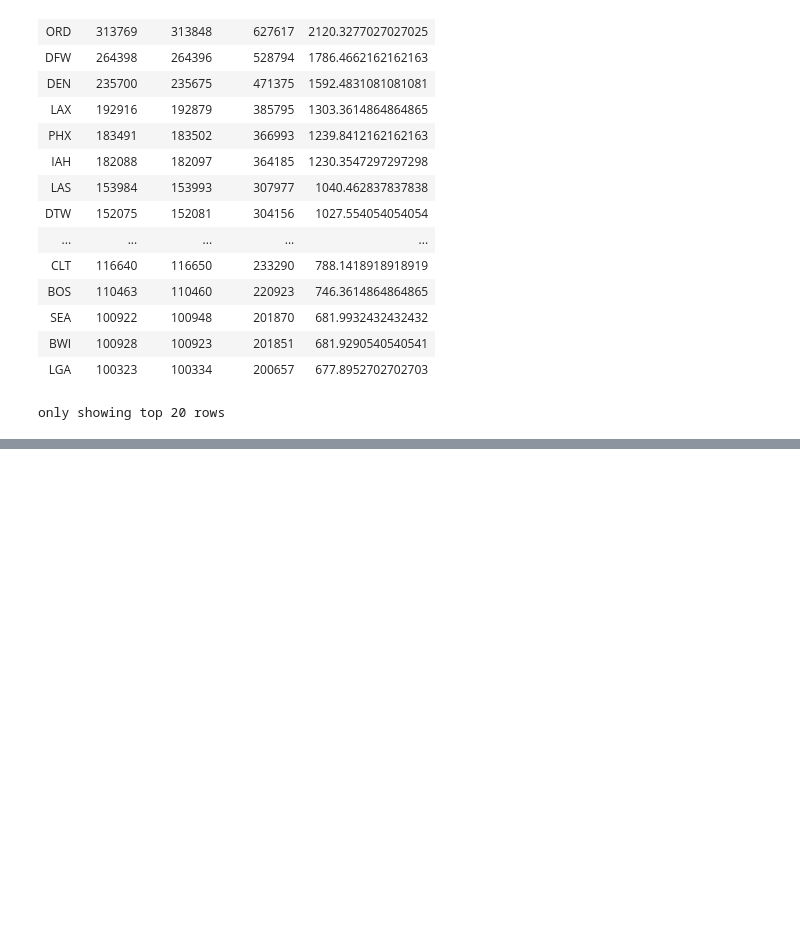
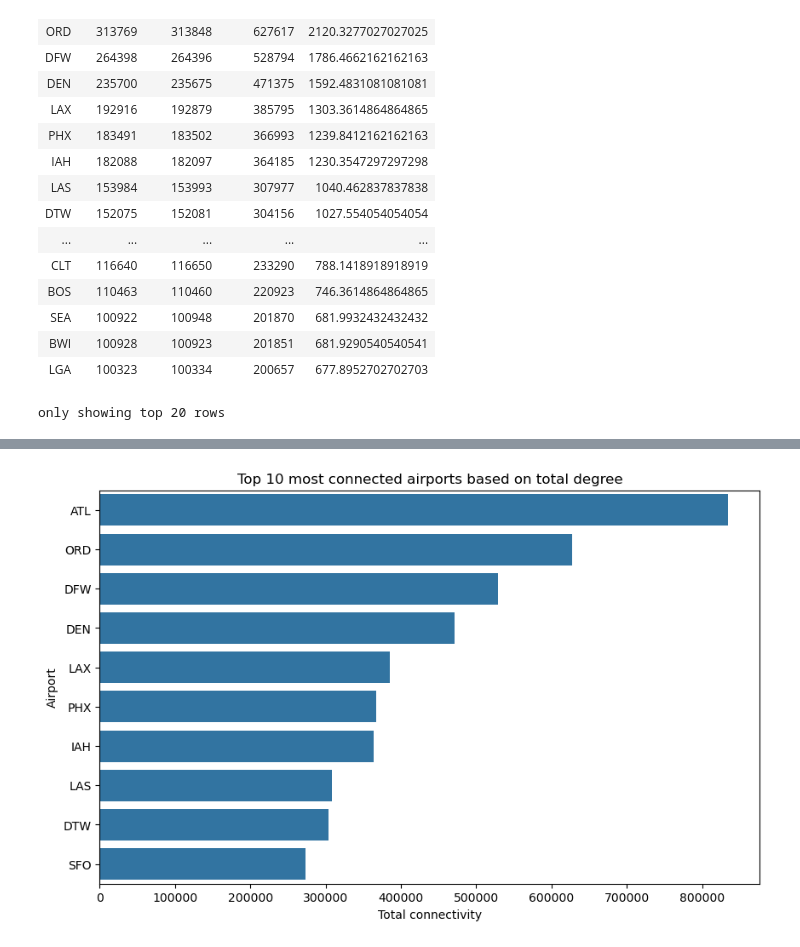
Before and after one commit to pirjo2/bdm-projects, a Jupyter notebook: Project_3/P3.ipynb, the cells around one changed output, grey strips where cells are left out. Cells and saved outputs as stored; diff of their text form; code cells hidden in the pictures; blank space fills up the shorter version.

```diff
--- a/Project_3/P3.ipynb
+++ b/Project_3/P3.ipynb
@@ -15,7 +15,8 @@ from pyspark.sql.types import StructType, StructField, StringType
 # 🔧 Spark Session with GraphFrames
 builder = pyspark.sql.SparkSession.builder.appName("FlightGraphAnalysis") \
     .config("spark.sql.extensions", "io.delta.sql.DeltaSparkSessionExtension") \
-    .config("spark.sql.catalog.spark_catalog", "org.apache.spark.sql.delta.catalog.DeltaCatalog")
+    .config("spark.sql.catalog.spark_catalog", "org.apache.spark.sql.delta.catalog.DeltaCatalog") \
+    .config("spark.driver.memory", "8g")
 
 spark = configure_spark_with_delta_pip(
     builder, extra_packages=["graphframes:graphframes:0.8.4-spark3.5-s_2.12"]
@@ -341,0 +298,15 @@ display(most_connected)
+# %%
+import matplotlib.pyplot as plt
+import seaborn as sns
+
+most_connected_pd = most_connected.toPandas()
+
+plt.figure(figsize=(10, 6))
+sns.barplot(x="totalDegree", y="id", data=most_connected_pd)
+plt.xlabel('Total connectivity') #degree
+plt.ylabel('Airport')
+plt.title('Top 10 most connected airports based on total degree')
+
+plt.show()
+# %% [output]
+[figure, added]
```
Also changed, not shown: parts of 25 cells of this notebook.
